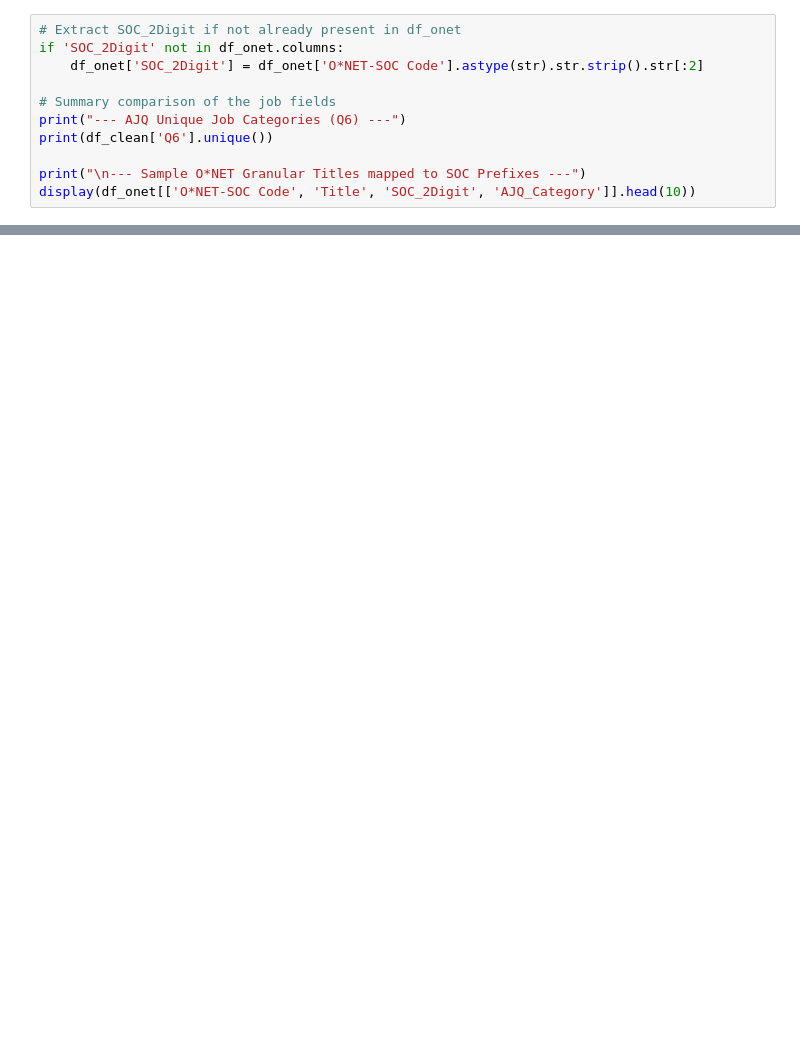
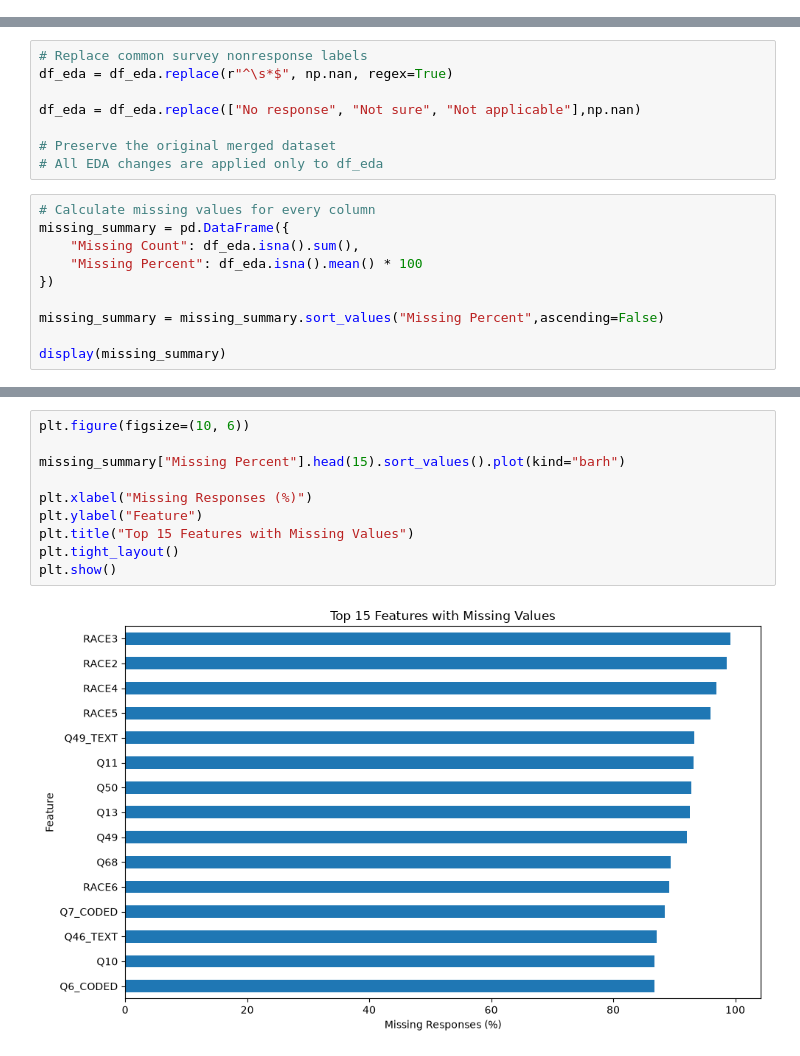
Before and after one commit to Break-Through-Tech/Swytch-2C-predicting-job-satisfaction-from-person-job-fit, a Jupyter notebook: notebooks/AJQ_ONET_Merged.ipynb, the cells around one changed output, grey strips where cells are left out. Drawn from its saved outputs; the diff is of its cells as text; blank space fills up the shorter version.

Commit message:
Merged AJQ and ONET datasets and completed EDA

```diff
--- a/notebooks/AJQ_ONET_Merged.ipynb
+++ b/notebooks/AJQ_ONET_Merged.ipynb
@@ -197,11 +90,0 @@ Name: count, dtype: int64
-# %%
-# Extract SOC_2Digit if not already present in df_onet
-if 'SOC_2Digit' not in df_onet.columns:
-    df_onet['SOC_2Digit'] = df_onet['O*NET-SOC Code'].astype(str).str.strip().str[:2]
-
-# Summary comparison of the job fields
-print("--- AJQ Unique Job Categories (Q6) ---")
-print(df_clean['Q6'].unique())
-
-print("\n--- Sample O*NET Granular Titles mapped to SOC Prefixes ---")
-display(df_onet[['O*NET-SOC Code', 'Title', 'SOC_2Digit', 'AJQ_Category']].head(10))
@@ -246,0 +239,18 @@ df_ajq_with_onet.head(5)
+# %%
+# Replace common survey nonresponse labels
+df_eda = df_eda.replace(r"^\s*$", np.nan, regex=True)
+
+df_eda = df_eda.replace(["No response", "Not sure", "Not applicable"],np.nan)
+
+# Preserve the original merged dataset
+# All EDA changes are applied only to df_eda
+# %%
+# Calculate missing values for every column
+missing_summary = pd.DataFrame({
+    "Missing Count": df_eda.isna().sum(),
+    "Missing Percent": df_eda.isna().mean() * 100
+})
+
+missing_summary = missing_summary.sort_values("Missing Percent",ascending=False)
+
+display(missing_summary)
@@ -246,0 +271,12 @@ df_ajq_with_onet.head(5)
+# %%
+plt.figure(figsize=(10, 6))
+
+missing_summary["Missing Percent"].head(15).sort_values().plot(kind="barh")
+
+plt.xlabel("Missing Responses (%)")
+plt.ylabel("Feature")
+plt.title("Top 15 Features with Missing Values")
+plt.tight_layout()
+plt.show()
+# %% [output]
+[figure, added]
```
Also changed, not shown: parts of 23 cells of this notebook.
